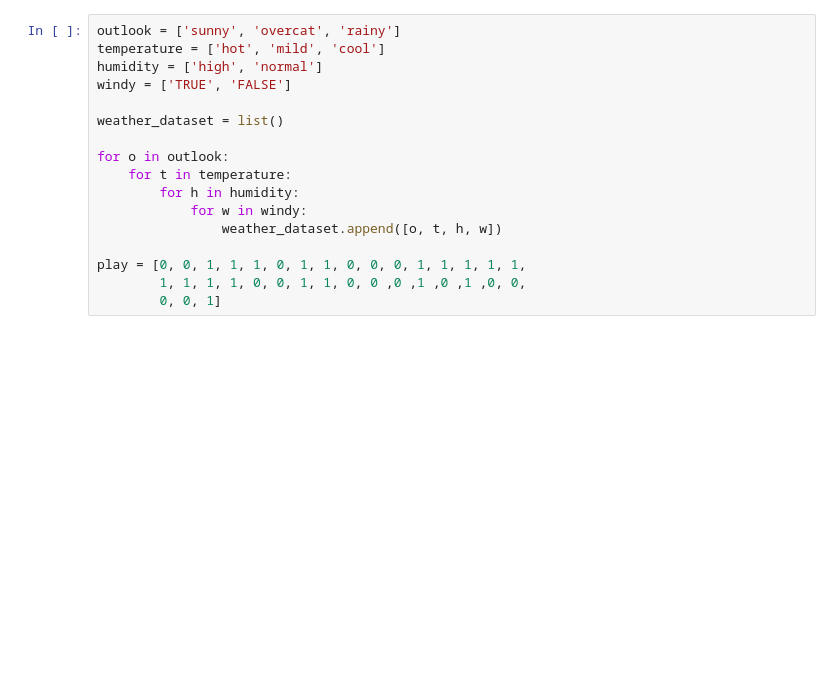
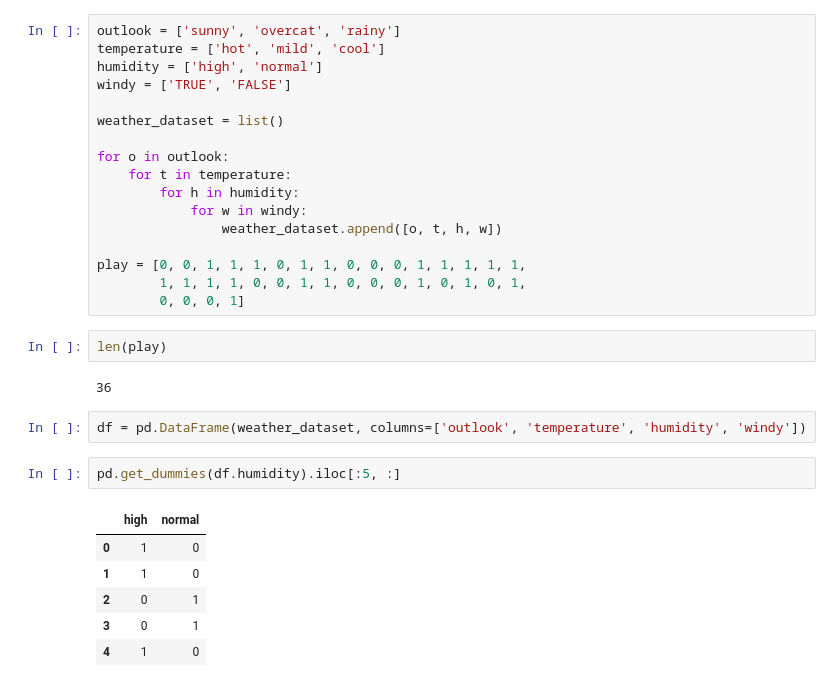
Before and after one commit to leehosung/regression, a Jupyter notebook: 5. 데이터 준비 /5.2 정성적 특성 인코딩.ipynb, the cells around one changed output. Saved outputs shown, nothing was run; the diff lists cells and outputs as text; blank space fills up the shorter version.

```diff
--- a/5. 데이터 준비 /5.2 정성적 특성 인코딩.ipynb
+++ b/5. 데이터 준비 /5.2 정성적 특성 인코딩.ipynb
@@ -44,5 +53,20 @@ for o in outlook:
                 weather_dataset.append([o, t, h, w])
 
 play = [0, 0, 1, 1, 1, 0, 1, 1, 0, 0, 0, 1, 1, 1, 1, 1,
-        1, 1, 1, 1, 0, 0, 1, 1, 0, 0 ,0 ,1 ,0 ,1 ,0, 0,
-        0, 0, 1]
+        1, 1, 1, 1, 0, 0, 1, 1, 0, 0, 0, 1, 0, 1, 0, 1,
+        0, 0, 0, 1]
+# %%
+len(play)
+# %% [output]
+36
+# %%
+df = pd.DataFrame(weather_dataset, columns=['outlook', 'temperature', 'humidity', 'windy'])
+# %%
+pd.get_dummies(df.humidity).iloc[:5, :]
+# %% [output]
+|  | high | normal |
+| 0 | 1 | 0 |
+| 1 | 1 | 0 |
+| 2 | 0 | 1 |
+| 3 | 0 | 1 |
+| 4 | 1 | 0 |
```
Also changed, not shown: parts of 23 cells of this notebook.
